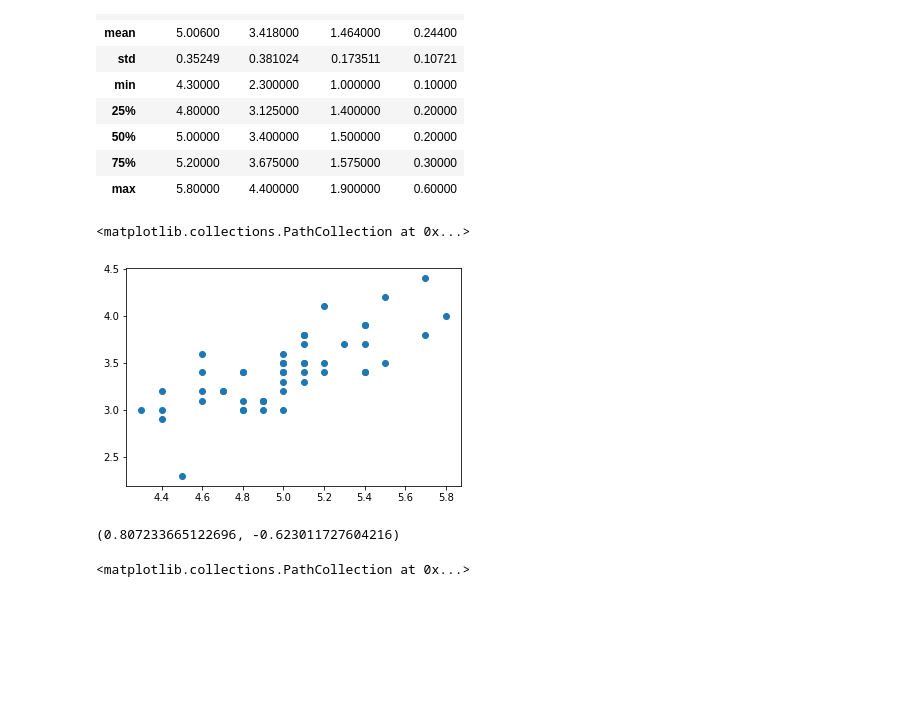
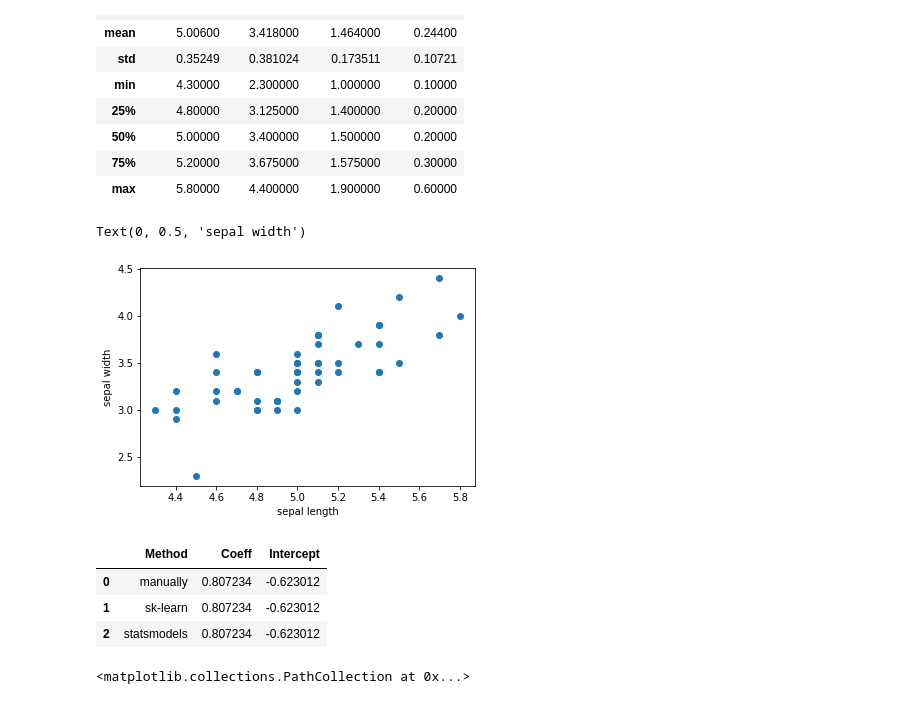
Before and after one commit to cotonne/or-ml-ai-stats, a Jupyter notebook: stats/linear-regression.ipynb, the cells around one changed output. Cells and saved outputs as stored; diff of their text form; code cells hidden in the pictures; blank space fills up the shorter version.

```diff
--- a/stats/linear-regression.ipynb
+++ b/stats/linear-regression.ipynb
@@ -53,24 +60,37 @@ df.describe()
 | 75% | 5.20000 | 3.675000 | 1.575000 | 0.30000 |
 | max | 5.80000 | 4.400000 | 1.900000 | 0.60000 |
 # %%
-import matplotlib.pyplot as plt
 X = df["sepal length"]
 y = df["sepal width"]
 plt.scatter(X, y)
+plt.xlabel("sepal length")
+plt.ylabel("sepal width")
 # %% [output]
-<matplotlib.collections.PathCollection at 0x...>
+Text(0, 0.5, 'sepal width')
-[figure, old version]
+[figure, new version]
 # %%
-import numpy as np
 X_ = np.average(X)
 y_ = np.average(y)
 cov_Xy = np.sum((X - X_) * (y - y_))
 var_x = np.sum((X - X_) ** 2)
 a = cov_Xy / var_x
 b = y_ - a * X_
-(a, b)
+
+reg = linear_model.LinearRegression()
+reg.fit(X.to_numpy().reshape(1, -1).T, y)
+
+res = sm.OLS(y, sm.add_constant(X, prepend=False)).fit()
+
+pd.DataFrame([
+    ["manually", a, b],
+    ["sk-learn", reg.coef_[0], reg.intercept_],
+    ["statsmodels", res.params[0], res.params[1]]],
+    columns=["Method", "Coeff", "Intercept"])
 # %% [output]
-(0.807233665122696, -0.623011727604216)
+|  | Method | Coeff | Intercept |
+| 0 | manually | 0.807234 | -0.623012 |
+| 1 | sk-learn | 0.807234 | -0.623012 |
+| 2 | statsmodels | 0.807234 | -0.623012 |
 # %%
 fig, ax = plt.subplots(figsize=(4,4))
 ax.scatter(X, y)
```
Also changed, not shown: parts of 14 cells of this notebook.
